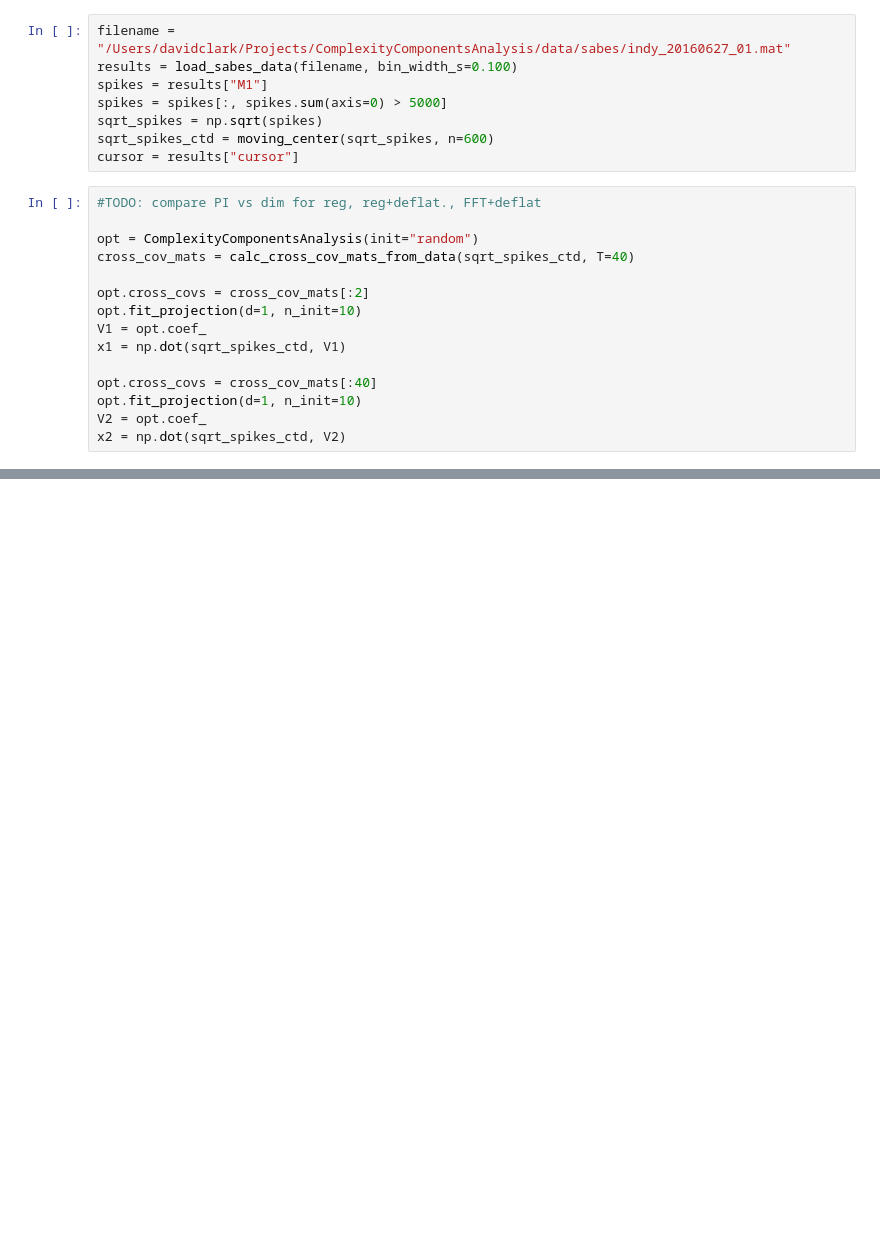
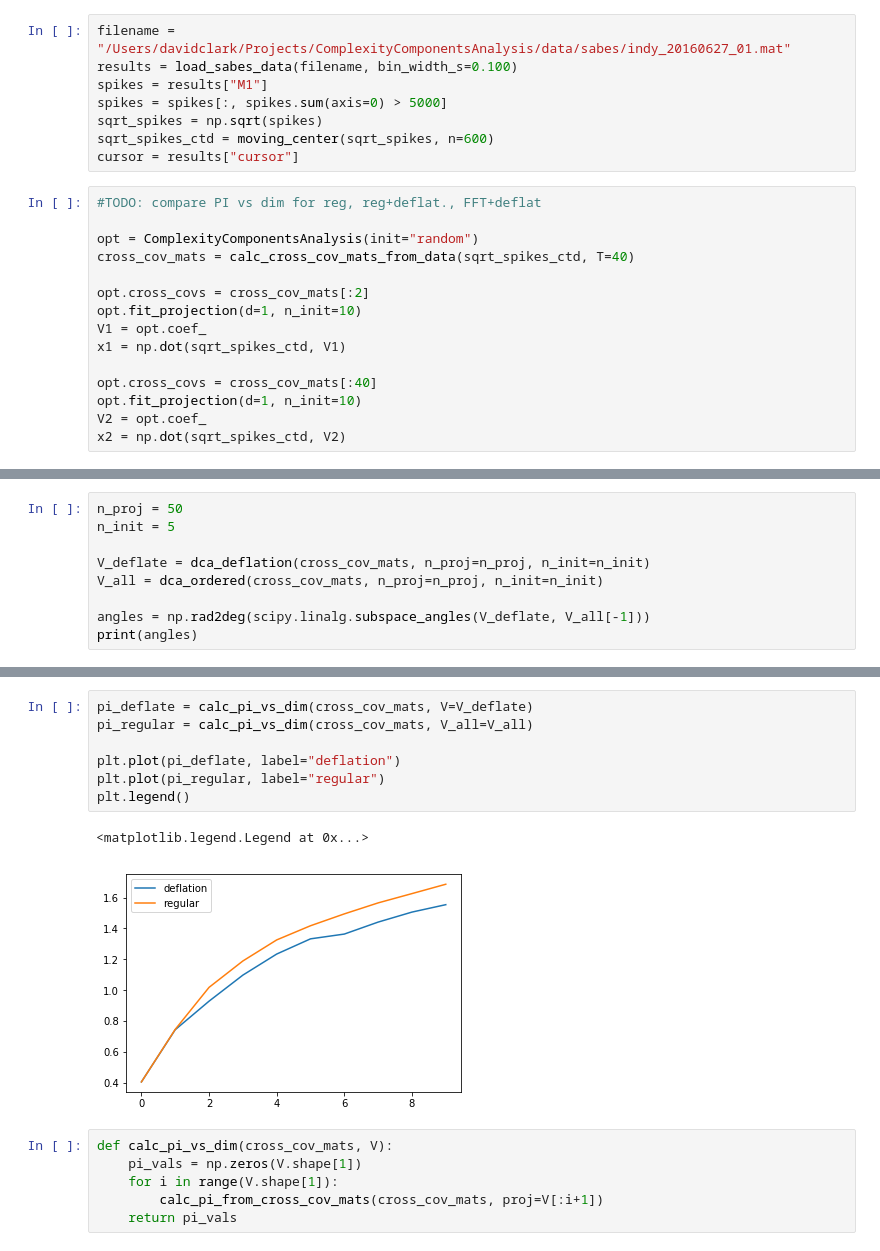
Before and after one commit to BouchardLab/DynamicalComponentsAnalysis, a Jupyter notebook: notebooks/deflation_test_fig.ipynb, the cells around one changed output, grey strips where cells are left out. Saved outputs shown, nothing was run; the diff lists cells and outputs as text; blank space fills up the shorter version.

Commit message:
Add deflation test

```diff
--- a/notebooks/deflation_test_fig.ipynb
+++ b/notebooks/deflation_test_fig.ipynb
@@ -44,0 +103,9 @@ plt.plot(autocorr_fn_2)
+# %%
+n_proj = 50
+n_init = 5
+
+V_deflate = dca_deflation(cross_cov_mats, n_proj=n_proj, n_init=n_init)
+V_all = dca_ordered(cross_cov_mats, n_proj=n_proj, n_init=n_init)
+
+angles = np.rad2deg(scipy.linalg.subspace_angles(V_deflate, V_all[-1]))
+print(angles)
@@ -44,0 +131,16 @@ plt.plot(autocorr_fn_2)
+# %%
+pi_deflate = calc_pi_vs_dim(cross_cov_mats, V=V_deflate)
+pi_regular = calc_pi_vs_dim(cross_cov_mats, V_all=V_all)
+
+plt.plot(pi_deflate, label="deflation")
+plt.plot(pi_regular, label="regular")
+plt.legend()
+# %% [output]
+<matplotlib.legend.Legend at 0x...>
+[figure, added]
+# %%
+def calc_pi_vs_dim(cross_cov_mats, V):
+    pi_vals = np.zeros(V.shape[1])
+    for i in range(V.shape[1]):
+        calc_pi_from_cross_cov_mats(cross_cov_mats, proj=V[:i+1])
+    return pi_vals
```
Also changed, not shown: parts of 5 cells of this notebook.
